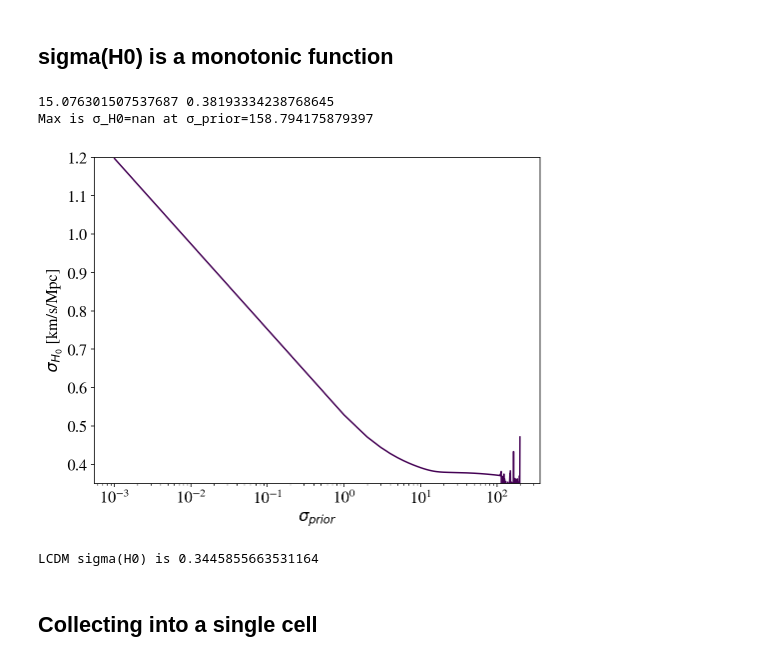
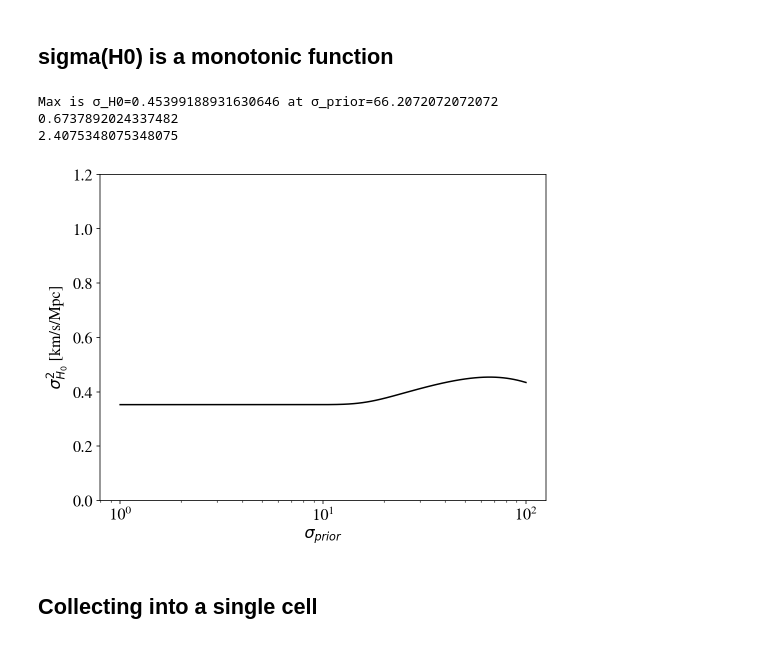
Before and after one commit to gplynch619/recombination, a Jupyter notebook: notebooks/H0Mode.ipynb, the cells around one changed output. Drawn from its saved outputs; the diff is of its cells as text; code cells hidden in the pictures.

```diff
--- a/notebooks/H0Mode.ipynb
+++ b/notebooks/H0Mode.ipynb
@@ -433,26 +154,31 @@ Maximum σ^2 for F_00: 0.3816373026797072
 # %% [markdown]
 ## sigma(H0) is a monotonic function
 # %%
-prior_sigmas = np.linspace(0.001, 50, 100)
+#prior_sigmas = np.logspace(0, 2, 100)
+prior_sigmas = np.linspace(1, 100, 1000)
+
 H0_sigmas = []
 
 for sig_prior in prior_sigmas:
-    Fisher = fsky*np.einsum("iXl,lXY,jYl->ij", dCl, sigma_inv, dCl)
-
+    Fisher = data.Fisher.copy()
     Fprior_block = np.zeros((Npert,Npert))
-
 
     for i in np.arange(Npert):
         for j in np.arange(Npert):
-            Fprior_block[i,j] = (1/np.sqrt(2*np.pi*sig_prior**2))*np.exp(-(z_of_pert[i]-z_of_pert[j])**2/sig_prior**2)
+            #Fprior_block[i,j] = (1/np.sqrt(2*np.pi*sig_prior**2))*np.exp(-0.5*(data.pivots[i]-data.pivots[j])**2/sig_prior**2)
+            Fprior_block[i,j] = np.exp(-(data.pivots[i]-data.pivots[j])**2/sig_prior**2)
 
-    Fprior_block = np.linalg.inv(Fprior_block)
+
+    Fprior_block = np.linalg.pinv(Fprior_block)
 
     Fprior = np.zeros(Fisher.shape)
     Fprior[6:, 6:] = Fprior_block
 
     Fisher+=Fprior
 
+    ####################
+    # Calculating the mode
+    #####################
     divider = 5
 
     standard_block = Fisher[:divider, :divider]
@@ -469,45 +195,30 @@ for sig_prior in prior_sigmas:
 
     F_00 = marginalized[0,0]
     num = np.einsum("a,ab,b", H0_row, binv, H0_row)
-    sig2 = num/(F_00*num - num**2)
-    H0_sigmas.append(np.sqrt(sig2))
+    sig2 = 1./(F_00-num)
+    H0_sigmas.append(sig2)
 
 H0_sigmas = np.array(H0_sigmas)
 # %%
-derivative = np.gradient(H0_sigmas, prior_sigmas[1]-prior_sigmas[0])
-
-idx=15
-print(prior_sigmas[idx], H0_sigmas[idx])
 fig, ax = plt.subplots()
 print("Max is σ_H0={} at σ_prior={}".format(np.max(H0_sigmas), prior_sigmas[np.argmax(H0_sigmas)]))
-ax.plot(prior_sigmas, H0_sigmas)
+ax.plot(prior_sigmas, H0_sigmas, color='k')
 #ax.plot(prior_sigmas, derivative[idx]*(prior_sigmas-prior_sigmas[idx])+H0_sigmas[idx])
-ax.set_ylim([0.35, 1.2])
+ax.set_ylim([0.00, 1.2])
 ax.set_xlabel("$\sigma_{prior}$")
-ax.set_ylabel("$\sigma_{H_0}$ [km/s/Mpc]")
+ax.set_ylabel("$\sigma^2_{H_0}$ [km/s/Mpc]")
 ax.set_xscale('log')
+
+print(np.sqrt(np.max(H0_sigmas)))
+print(prior_sigmas[np.argmax(H0_sigmas)]/data.dz)
+
+#plt.savefig("../results/sigma_h0_dependency.pdf", dpi=300, bbox_inches='tight')
 plt.show()
 # %% [output]
-15.076301507537687 0.38193334238768645
-Max is σ_H0=nan at σ_prior=158.794175879397
+Max is σ_H0=0.45399188931630646 at σ_prior=66.2072072072072
+0.6737892024337482
+2.4075348075348075
-[figure, old version]
+[figure, new version]
-# %%
-Fisher = fsky*np.einsum("iXl,lXY,jYl->ij", dCl, sigma_inv, dCl)
-
-Fstandard = Fisher[:6, :6]
-
-Fs_inv = np.linalg.inv(Fstandard)
-
-def svdsolve(A):
-    u, s, v = np.linalg.svd(A)
-    Ainv = np.dot(v.transpose(), np.dot(np.diag(s**-1), u.transpose()))
-    return Ainv
-
-#Fs_inv = svdsolve(Fstandard)
-
-print("LCDM sigma(H0) is {}".format(np.sqrt(Fs_inv[5,5])))
-# %% [output]
-LCDM sigma(H0) is 0.3445855663531164
 # %% [markdown]
 ## Collecting into a single cell
 # %%
```
Also changed, not shown: parts of 17 cells of this notebook, 12 other files.
